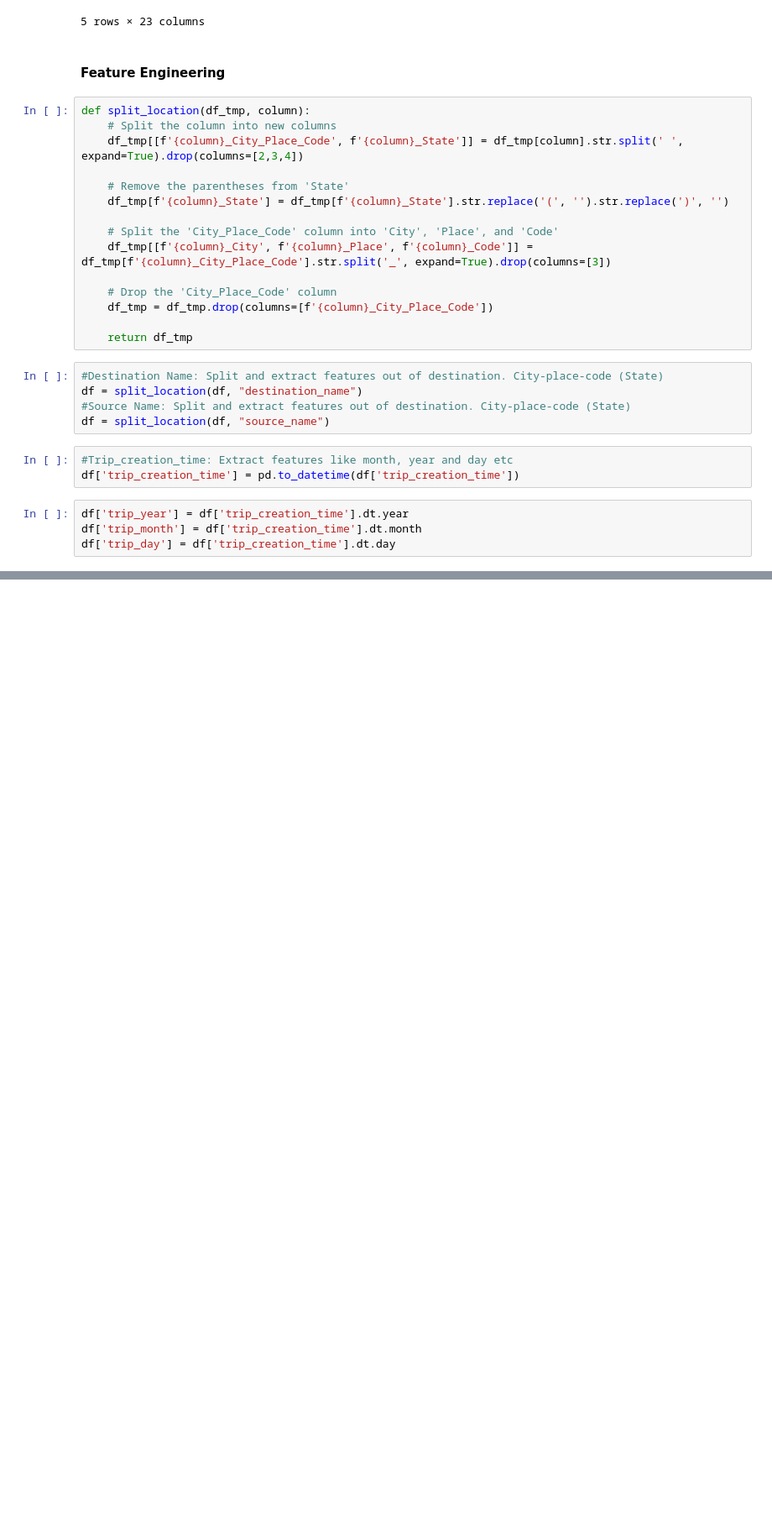
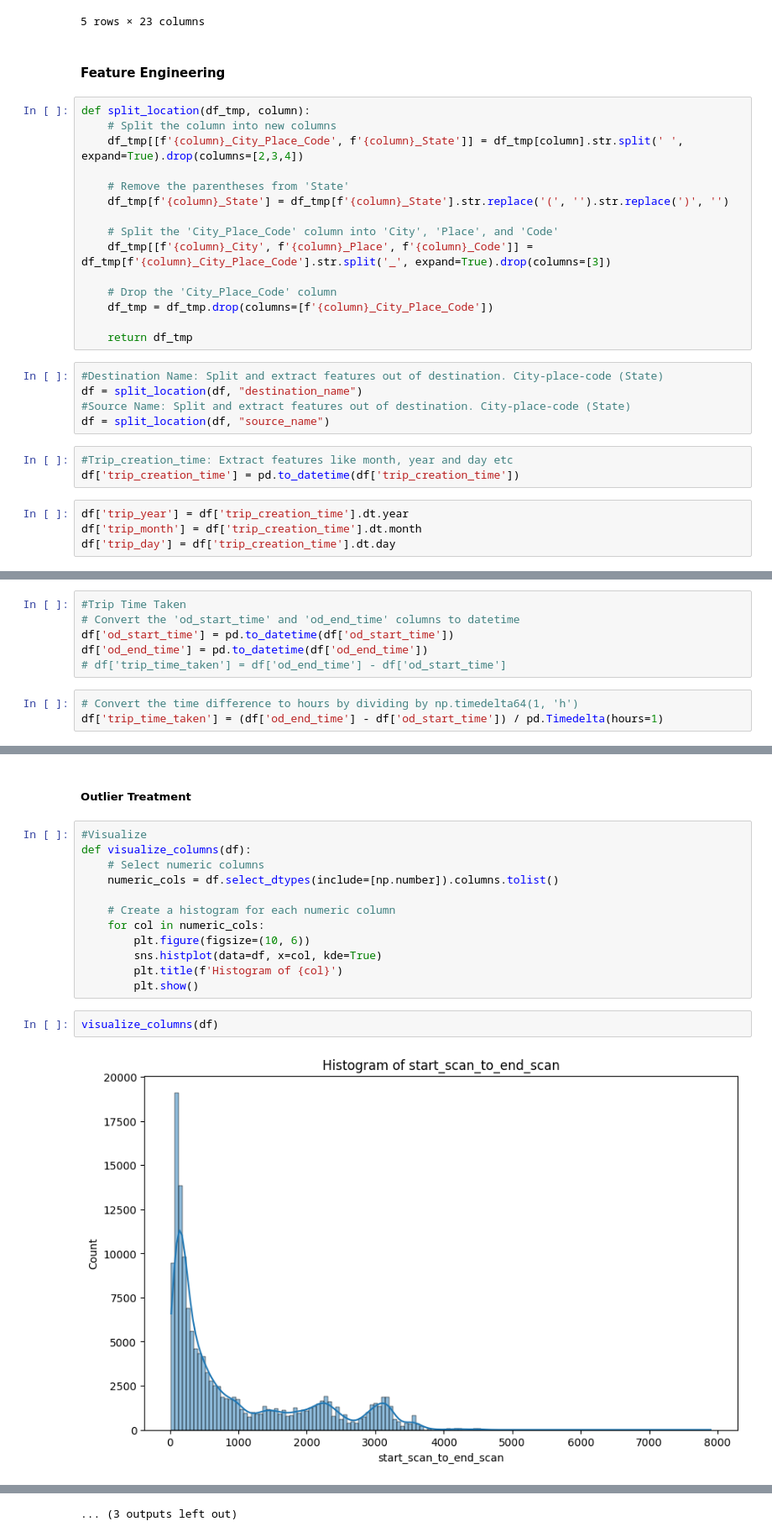
Before and after one commit to lokeshkumarn/DailyCodingProblems, a Jupyter notebook: Delhivery.ipynb, the cells around one changed output, grey strips where cells are left out. Shown at 84% size. Cells and saved outputs as stored; diff of their text form; blank space fills up the shorter version.

```diff
--- a/Delhivery.ipynb
+++ b/Delhivery.ipynb
@@ -299,0 +303,9 @@ df['trip_day'] = df['trip_creation_time'].dt.day
+# %%
+#Trip Time Taken
+# Convert the 'od_start_time' and 'od_end_time' columns to datetime
+df['od_start_time'] = pd.to_datetime(df['od_start_time'])
+df['od_end_time'] = pd.to_datetime(df['od_end_time'])
+# df['trip_time_taken'] = df['od_end_time'] - df['od_start_time']
+# %%
+# Convert the time difference to hours by dividing by np.timedelta64(1, 'h')
+df['trip_time_taken'] = (df['od_end_time'] - df['od_start_time']) / pd.Timedelta(hours=1)
@@ -299,0 +339,18 @@ df['trip_day'] = df['trip_creation_time'].dt.day
+# %% [markdown]
+##### Outlier Treatment
+# %%
+#Visualize
+def visualize_columns(df):
+    # Select numeric columns
+    numeric_cols = df.select_dtypes(include=[np.number]).columns.tolist()
+
+    # Create a histogram for each numeric column
+    for col in numeric_cols:
+        plt.figure(figsize=(10, 6))
+        sns.histplot(data=df, x=col, kde=True)
+        plt.title(f'Histogram of {col}')
+        plt.show()
+# %%
+visualize_columns(df)
+# %% [output]
+[figure, added]
@@ -299,0 +368 @@ df['trip_day'] = df['trip_creation_time'].dt.day
+... (3 outputs left out)
```
Also changed, not shown: parts of 14 cells of this notebook.
